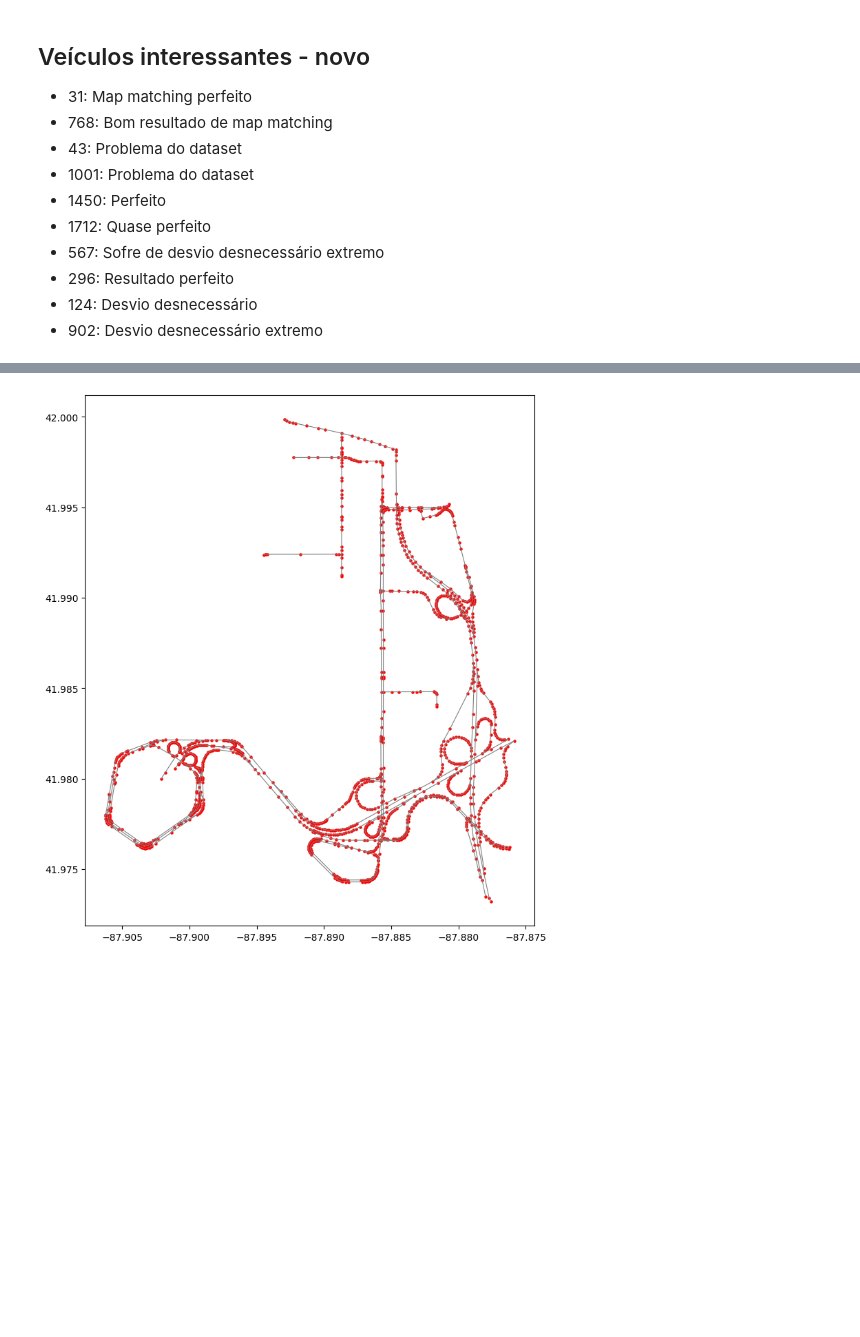
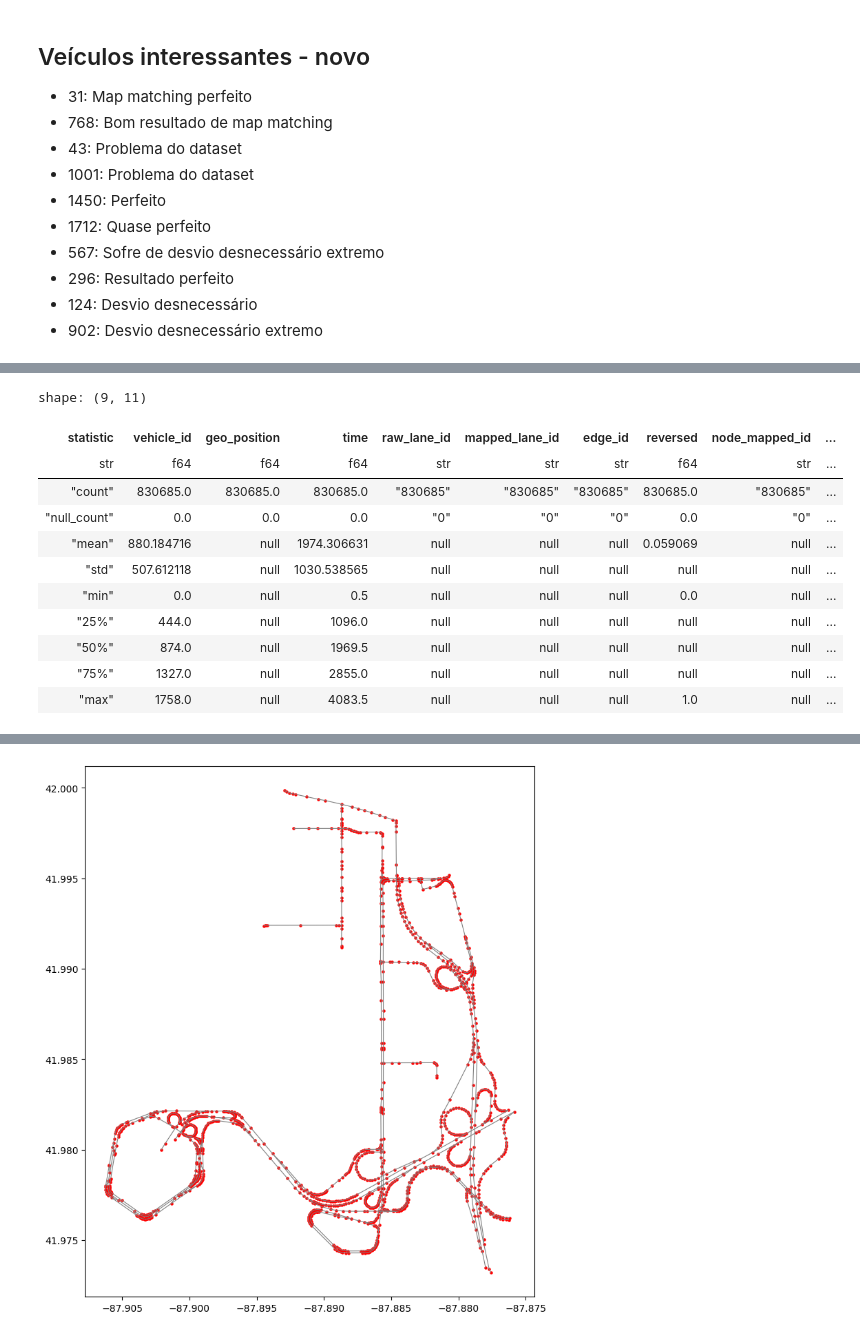
Before and after one commit to JoseEdSouza/map-matching, a Jupyter notebook: request_to_graphhopper.ipynb, the cells around one changed output, grey strips where cells are left out. Saved outputs shown, nothing was run; the diff lists cells and outputs as text; code cells hidden in the pictures; blank space fills up the shorter version.

```diff
--- a/request_to_graphhopper.ipynb
+++ b/request_to_graphhopper.ipynb
@@ -72,6 +72,24 @@ def load_road_dataset(path: Path, sample_rate: float | None = None) -> pd.DataFr
         df = df.resample(f"{sample_rate:.2f}s", on="timestamp").first().reset_index()
 
     return df
+# %%
+import polars as pl
+
+df = pl.read_parquet(GROUND_TRUTH_PATH)
+df.describe()
+# %% [output]
+shape: (9, 11)
+| statistic | vehicle_id | geo_position | time | raw_lane_id | mapped_lane_id | edge_id | reversed | node_mapped_id | ... |
+| str | f64 | f64 | f64 | str | str | str | f64 | str | ... |
+| "count" | 830685.0 | 830685.0 | 830685.0 | "830685" | "830685" | "830685" | 830685.0 | "830685" | ... |
+| "null_count" | 0.0 | 0.0 | 0.0 | "0" | "0" | "0" | 0.0 | "0" | ... |
+| "mean" | 880.184716 | null | 1974.306631 | null | null | null | 0.059069 | null | ... |
+| "std" | 507.612118 | null | 1030.538565 | null | null | null | null | null | ... |
+| "min" | 0.0 | null | 0.5 | null | null | null | 0.0 | null | ... |
+| "25%" | 444.0 | null | 1096.0 | null | null | null | null | null | ... |
+| "50%" | 874.0 | null | 1969.5 | null | null | null | null | null | ... |
+| "75%" | 1327.0 | null | 2855.0 | null | null | null | null | null | ... |
+| "max" | 1758.0 | null | 4083.5 | null | null | null | 1.0 | null | ... |
 # %%
 gt_df = load_road_dataset(GROUND_TRUTH_PATH)
 gt_df
```
Also changed, not shown: parts of 8 cells of this notebook, 3 other files.
